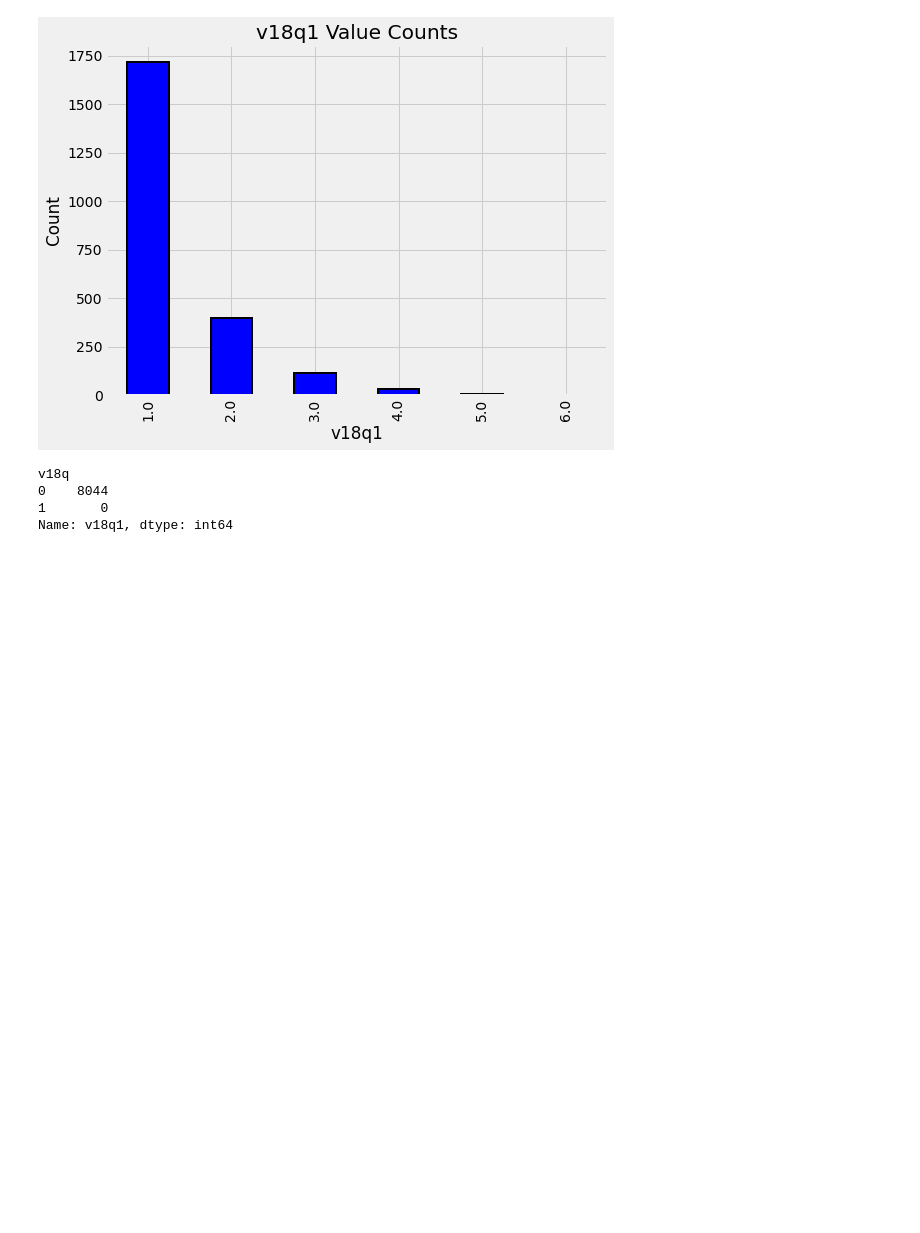
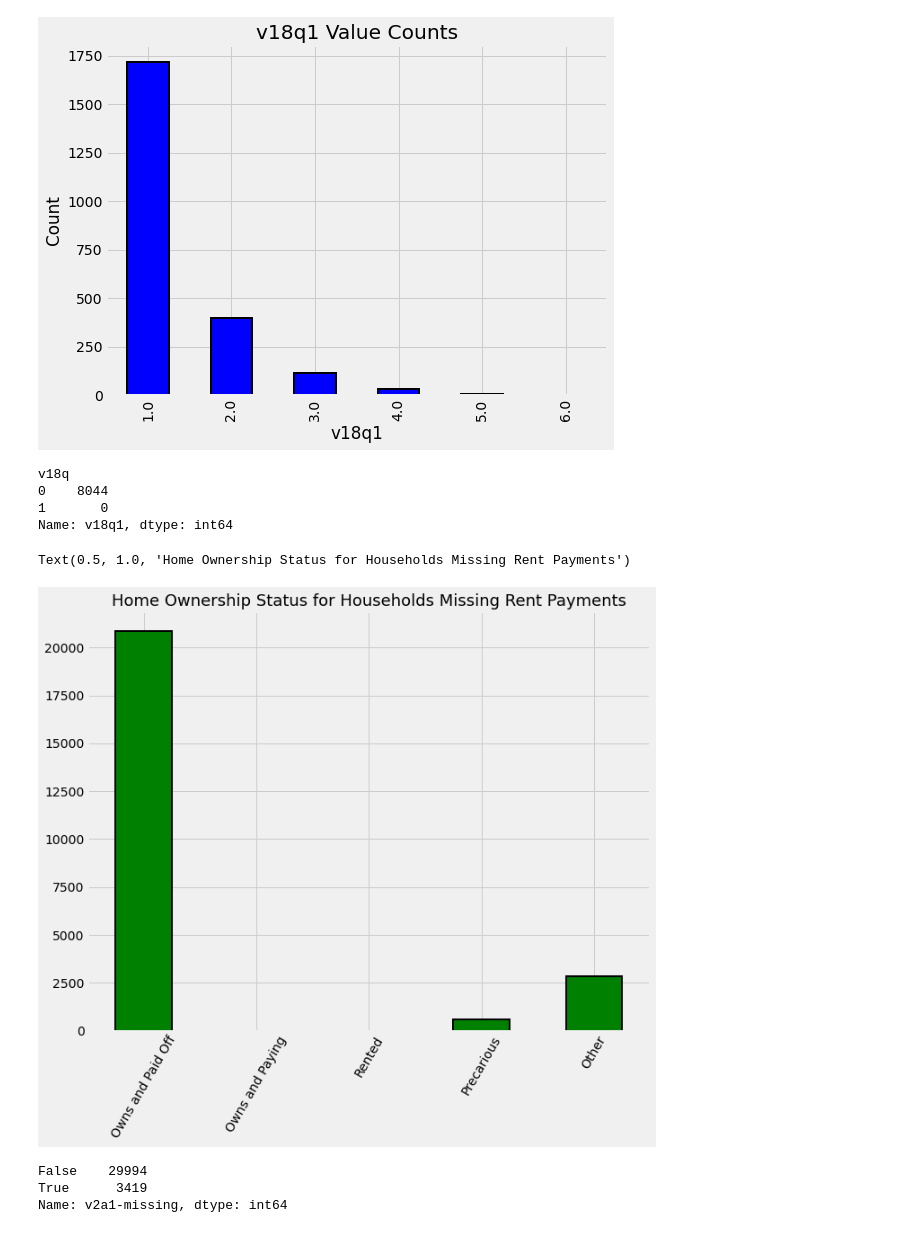
Before and after one commit to sinjy1203/kaggle_studying, a Jupyter notebook: Household_Poverty_1.ipynb, the cells around one changed output. Drawn from its saved outputs; the diff is of its cells as text; code cells hidden in the pictures; blank space fills up the shorter version.

```diff
--- a/Household_Poverty_1.ipynb
+++ b/Household_Poverty_1.ipynb
@@ -241,4 +241,20 @@ data['v18q1'] = data['v18q1'].fillna(0)
 # %%
 own_variables = [x for x in data if x.startswith('tipo')]
 data.loc[data['v2a1'].isnull(), own_variables].sum().plot.bar(
     figsize=(10, 8), color='green', edgecolor='k', linewidth=2)
+plt.xticks([0, 1, 2, 3, 4],
+          ['Owns and Paid Off', 'Owns and Paying', 'Rented', 'Precarious', 'Other'],
+          rotation=60)
+plt.title('Home Ownership Status for Households Missing Rent Payments',
+         size=18)
+# %% [output]
+Text(0.5, 1.0, 'Home Ownership Status for Households Missing Rent Payments')
+[figure, added]
+# %%
+data.loc[(data['tipovivi1'] == 1), 'v2a1'] = 0
+data['v2a1-missing'] = data['v2a1'].isnull()
+data['v2a1-missing'].value_counts()
+# %% [output]
+False    29994
+True      3419
+Name: v2a1-missing, dtype: int64
```
Also changed, not shown: parts of 78 cells of this notebook.
